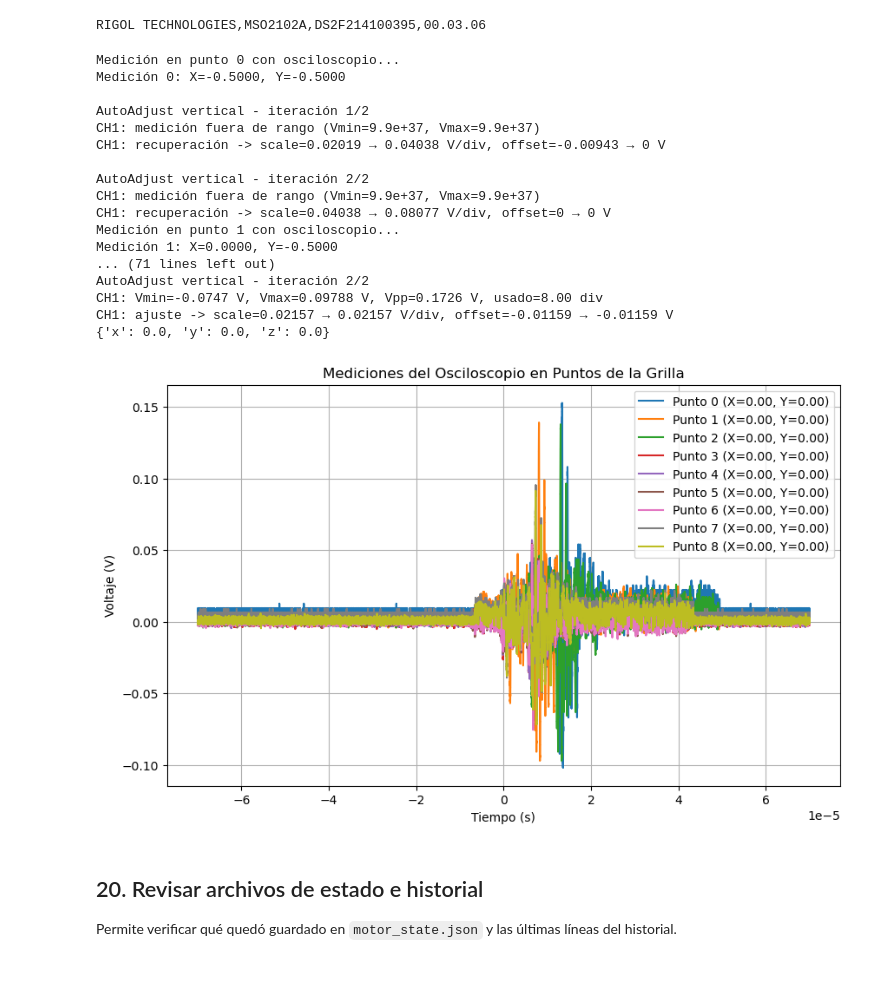
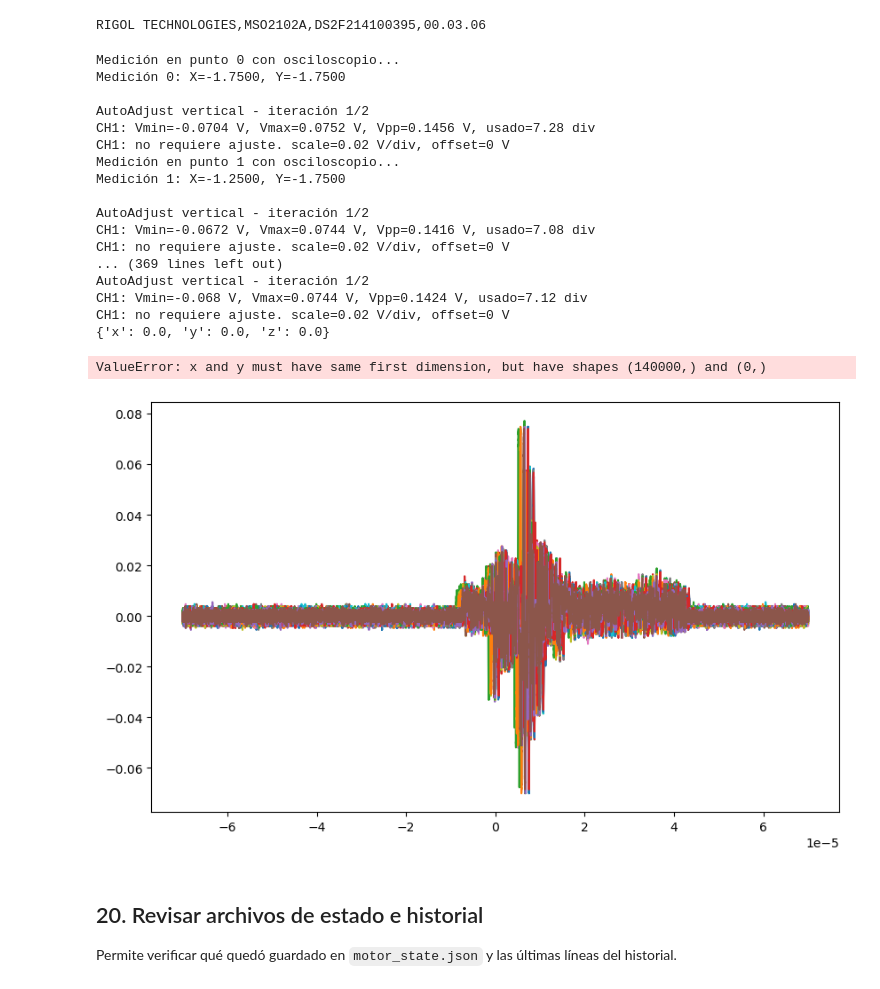
Before and after one commit to mggonza/GLOmAe-scripts-2-control-instruments, a Jupyter notebook: oscilloscopes/rigol-MSO2102A/banco_prueba_motor_controller.ipynb, the cells around one changed output. Drawn from its saved outputs; the diff is of its cells as text; code cells hidden in the pictures.

Commit message:
First release MotorController, pending to test with setup

```diff
--- a/oscilloscopes/rigol-MSO2102A/banco_prueba_motor_controller.ipynb
+++ b/oscilloscopes/rigol-MSO2102A/banco_prueba_motor_controller.ipynb
@@ -387,6 +469,17 @@ Esta celda abre el puerto serie y crea el controlador. Si el puerto no existe o
 ser = serial.Serial(PORT, BAUDRATE, timeout=TIMEOUT)
 time.sleep(2.0)  # GRBL suele resetear al abrir puerto
 
-controller = MotorController(ser)
-print("Conectado a", PORT)
+# Inicializa controlador con mapeo de ejes: lógico x->GRBL X, lógico y->GRBL Z, lógico z no se usa.
+controller = MotorController(
+    ser,
+    axis_map={
+        "x": "X",
+        "y": "Z",
+        "z": None
+    }
+)
+
+print("Arduino conectado en", ser.port)
+print("Asingacion posiciones lógicas -> físicas:", controller.axis_map)
+print("Motor Controller listo. Estado inicial:", controller.position)
 # %% [output]
@@ -737,51 +850,65 @@ def oscrigol_measurement(i, x, y):
 
     return {"ok": True, "tmeas": tmeas, "vmeas": vmeas}
 
+controller.go_home(feed=200.0)
+
 controller.scan_grid(
-    rows=3,
-    cols=3,
+    rows=8,
+    cols=8,
     step=0.5,
-    feed=100.0,
+    feed=50.0,
     pattern="raster",
     centered=True,
     wait_mode="callback",
     on_point=oscrigol_measurement,
     on_fail="skip",
     return_home=True,
+
 )
 
 print(controller.position)
 # %% [output]
 Medición en punto 0 con osciloscopio...
-Medición 0: X=-0.5000, Y=-0.5000
+Medición 0: X=-1.7500, Y=-1.7500
 
 AutoAdjust vertical - iteración 1/2
-CH1: medición fuera de rango (Vmin=9.9e+37, Vmax=9.9e+37)
-CH1: recuperación -> scale=0.02019 → 0.04038 V/div, offset=-0.00943 → 0 V
+CH1: Vmin=-0.0704 V, Vmax=0.0752 V, Vpp=0.1456 V, usado=7.28 div
+CH1: no requiere ajuste. scale=0.02 V/div, offset=0 V
+Medición en punto 1 con osciloscopio...
+Medición 1: X=-1.2500, Y=-1.7500
 
-AutoAdjust vertical - iteración 2/2
-CH1: medición fuera de rango (Vmin=9.9e+37, Vmax=9.9e+37)
-CH1: recuperación -> scale=0.04038 → 0.08077 V/div, offset=0 → 0 V
-Medición en punto 1 con osciloscopio...
-Medición 1: X=0.0000, Y=-0.5000
-... (71 lines left out)
-AutoAdjust vertical - iteración 2/2
-CH1: Vmin=-0.0747 V, Vmax=0.09788 V, Vpp=0.1726 V, usado=8.00 div
-CH1: ajuste -> scale=0.02157 → 0.02157 V/div, offset=-0.01159 → -0.01159 V
+AutoAdjust vertical - iteración 1/2
+CH1: Vmin=-0.0672 V, Vmax=0.0744 V, Vpp=0.1416 V, usado=7.08 div
+CH1: no requiere ajuste. scale=0.02 V/div, offset=0 V
+... (369 lines left out)
+AutoAdjust vertical - iteración 1/2
+CH1: Vmin=-0.068 V, Vmax=0.0744 V, Vpp=0.1424 V, usado=7.12 div
+CH1: no requiere ajuste. scale=0.02 V/div, offset=0 V
 {'x': 0.0, 'y': 0.0, 'z': 0.0}
 # %%
 # Graficar mediciones del osciloscopio superpuestas en un mismo gráfico
 # leyenda con índice de punto y coordenadas
+
+# Lectura de archivo de historial de movimientos de history_file para extraer coordenadas de cada punto medido y mostrarlas en la leyenda
+history_file = Path("motor_history.json")
+with open(history_file, 'r') as f:
+    history = [json.loads(line) for line in f]
+point_coords = {}
+for entry in history:
+    if entry["event"] == "scan_grid_point":
+        point_coords[entry["index"]] = (entry["x"], entry["y"])
+
 plt.figure(figsize=(10, 6))
 for i, (t, v) in enumerate(zip(tmeas, vmeas)):
-    plt.plot(t, v, label=f"Punto {i} (X={controller.position['x']:.2f}, Y={controller.position['y']:.2f})")
+    plt.plot(t, v, label=f"Punto {i} (X={point_coords.get(i, (0, 0))[0]:.2f}, Z={point_coords.get(i, (0, 0))[1]:.2f})")
 plt.title("Mediciones del Osciloscopio en Puntos de la Grilla")
 plt.xlabel("Tiempo (s)")
 plt.ylabel("Voltaje (V)")
 plt.legend()
 plt.grid()
 # %% [output]
+ValueError: x and y must have same first dimension, but have shapes (140000,) and (0,)
-[figure, old version]
+[figure, new version]
 # %% [markdown]
 ## 20. Revisar archivos de estado e historial
 
```
Also changed, not shown: parts of 12 cells of this notebook, 2 other files.
